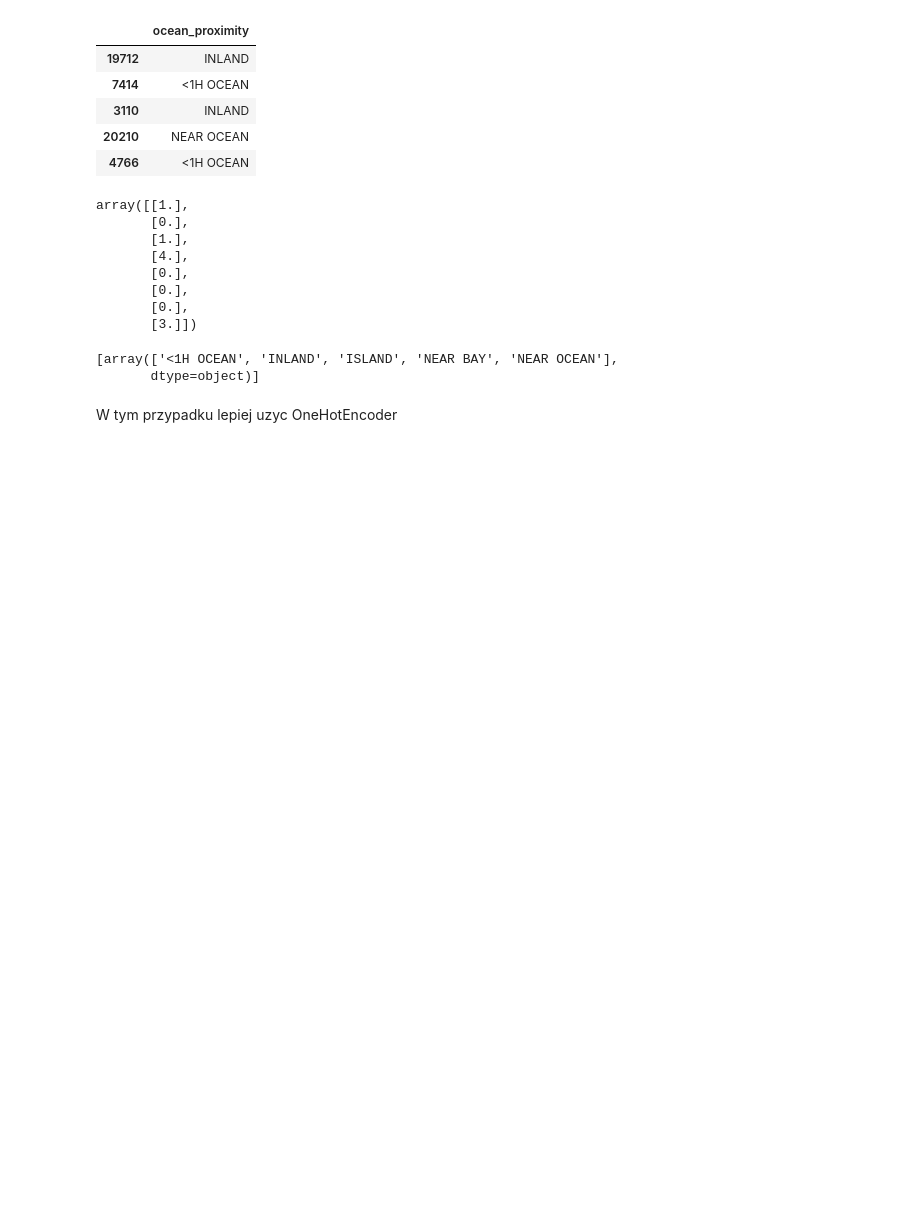
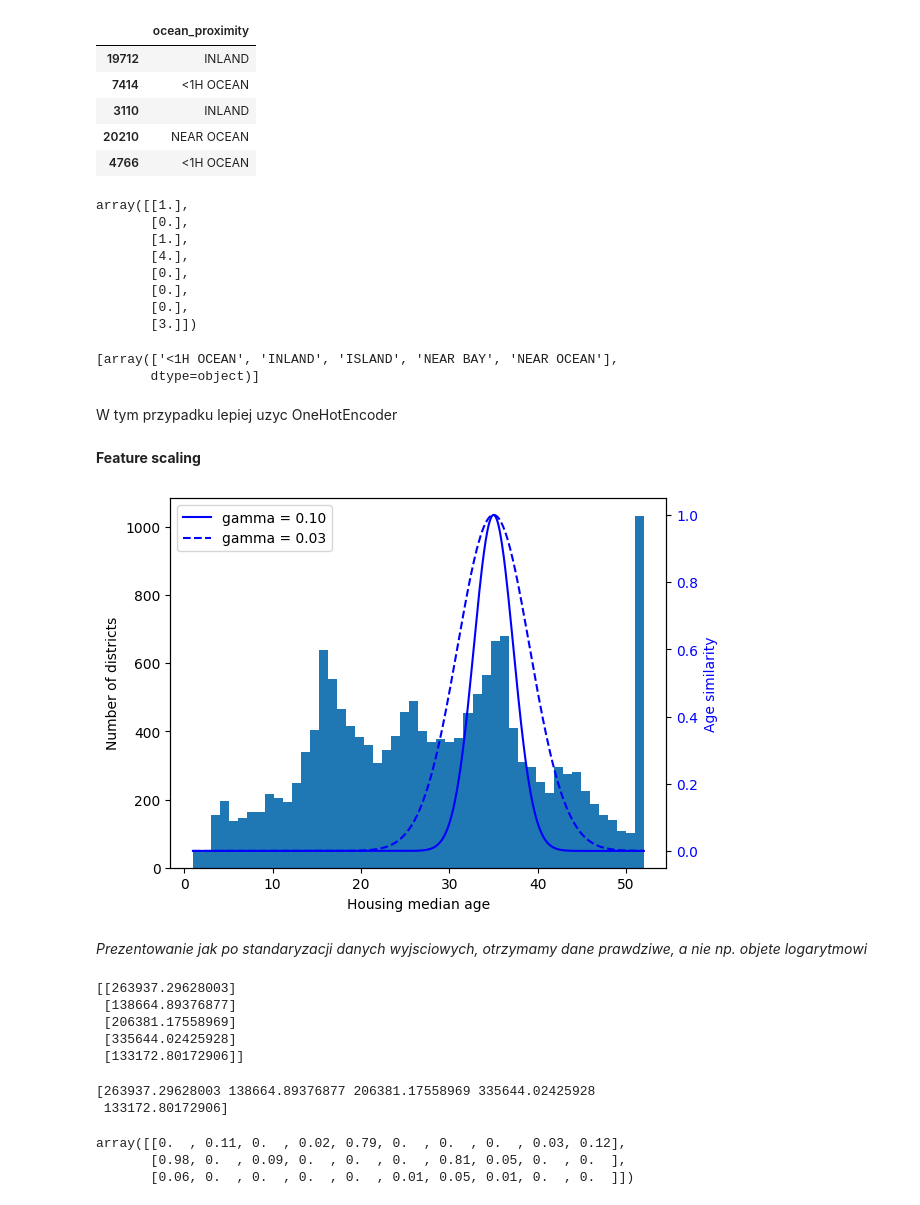
Before and after one commit to maciekpojedynski/Geron, a Jupyter notebook: 02_chapter.ipynb, the cells around one changed output. Cells and saved outputs as stored; diff of their text form; code cells hidden in the pictures; blank space fills up the shorter version.

```diff
--- a/02_chapter.ipynb
+++ b/02_chapter.ipynb
@@ -297,3 +296,5 @@ from sklearn.preprocessing import OneHotEncoder
 
 cat_encoder = OneHotEncoder()
 data_cat_1hot = cat_encoder.fit_transform(data_cat)
+# %% [markdown]
+**Feature scaling**
@@ -299,0 +316,62 @@ data_cat_1hot = cat_encoder.fit_transform(data_cat)
+# %%
+
+ages = np.linspace(data["housing_median_age"].min(),
+                   data["housing_median_age"].max(),
+                   500).reshape(-1, 1)
+gamma1 = 0.1
+gamma2 = 0.03
+rbf1 = rbf_kernel(ages, [[35]], gamma=gamma1)
+rbf2 = rbf_kernel(ages, [[35]], gamma=gamma2)
+
+fig, ax1 = plt.subplots()
+
+ax1.set_xlabel("Housing median age")
+ax1.set_ylabel("Number of districts")
+ax1.hist(data["housing_median_age"], bins=50)
+
+ax2 = ax1.twinx()  # create a twin axis that shares the same x-axis
+color = "blue"
+ax2.plot(ages, rbf1, color=color, label="gamma = 0.10")
+ax2.plot(ages, rbf2, color=color, label="gamma = 0.03", linestyle="--")
+ax2.tick_params(axis='y', labelcolor=color)
+ax2.set_ylabel("Age similarity", color=color)
+
+plt.legend(loc="upper left")
+plt.show()
+# %% [output]
+[figure, added]
+# %% [markdown]
+*Prezentowanie jak po standaryzacji danych wyjsciowych, otrzymamy dane prawdziwe, a nie np. objete logarytmowi*
+# %%
+from sklearn.linear_model import LinearRegression
+
+target_scaler = StandardScaler()
+scaled_labels = target_scaler.fit_transform(y_train.to_frame())
+
+model = LinearRegression()
+#X_test, y_test
+model.fit(data[['median_income']], scaled_labels)
+new_data = data[['median_income']].iloc[:5]
+
+scale_predictions = model.predict(new_data)
+
+#Odwracamy standaryzacje
+predictions = target_scaler.inverse_transform(scale_predictions)
+print(predictions)
+# %% [output]
+[[263937.29628003]
+ [138664.89376877]
+ [206381.17558969]
+ [335644.02425928]
+ [133172.80172906]]
+# %%
+#Latwiejszy sposob
+from sklearn.compose import TransformedTargetRegressor
+
+model = TransformedTargetRegressor(LinearRegression(), transformer = StandardScaler())
+model.fit(data[['median_income']], y_train)
+predictions = model.predict(new_data)
+print(predictions)
+# %% [output]
+[263937.29628003 138664.89376877 206381.17558969 335644.02425928
+ 133172.80172906]
@@ -299,0 +410,9 @@ data_cat_1hot = cat_encoder.fit_transform(data_cat)
+# %%
+cluster_simil = ClusterSimilarity(n_clusters=10, gamma=1., random_state=42)
+similarities = cluster_simil.fit_transform(data[["latitude", "longitude"]],
+                                           sample_weight=y_train)
+similarities[:3].round(2)
+# %% [output]
+array([[0.  , 0.11, 0.  , 0.02, 0.79, 0.  , 0.  , 0.  , 0.03, 0.12],
+       [0.98, 0.  , 0.09, 0.  , 0.  , 0.  , 0.81, 0.05, 0.  , 0.  ],
+       [0.06, 0.  , 0.  , 0.  , 0.  , 0.01, 0.05, 0.01, 0.  , 0.  ]])
```
Also changed, not shown: parts of 16 cells of this notebook.
